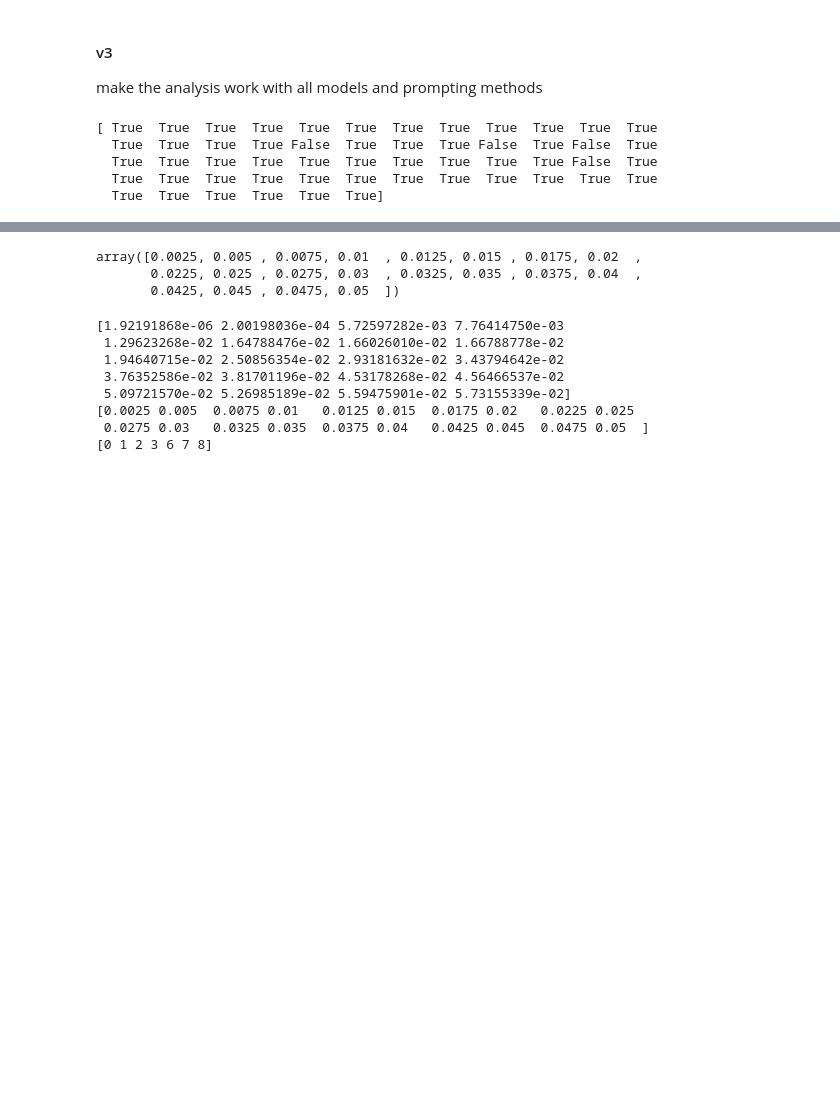
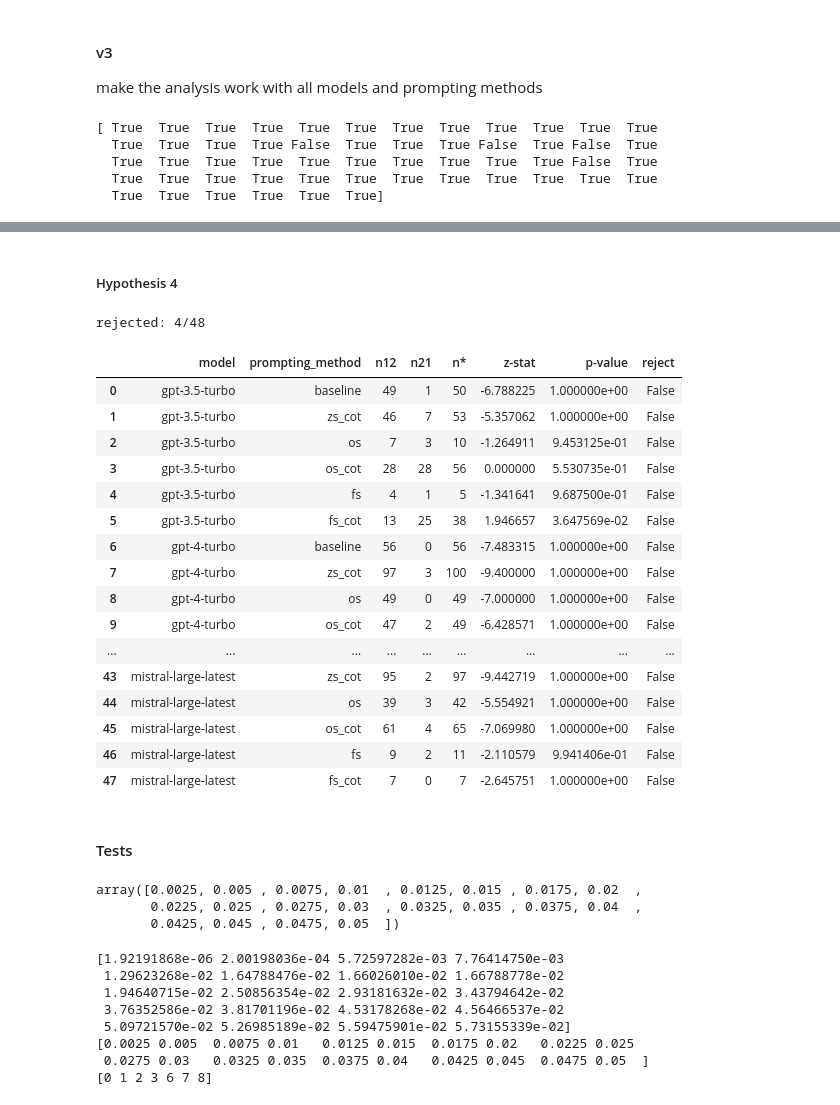
Before and after one commit to Fjallripa/llm_token_bias, a Jupyter notebook: analysis.ipynb, the cells around one changed output, grey strips where cells are left out. Drawn from its saved outputs; the diff is of its cells as text; code cells hidden in the pictures; blank space fills up the shorter version.

```diff
--- a/analysis.ipynb
+++ b/analysis.ipynb
@@ -226,3 +447,53 @@ print(results_table[7])
+# %% [markdown]
+##### Hypothesis 4
+# %%
+models = [
+    "gpt-3.5-turbo",
+    "gpt-4-turbo",
+    "gpt-4o",
+    "llama-2-70b-chat",
+    #"meta-llama-3-70b-instruct",
+    "meta-llama-3-8b-instruct",
+    "claude-3-opus-20240229",
+    "claude-3-sonnet-20240229",
+    "mistral-large-latest",
+]
+prompting_types = [
+    "baseline",
+    "zs_cot",
+    "os",
+    "os_cot",
+    "fs",
+    "fs_cot",
+]
+datasets = [
+    "sets_original",
+]
+results_table = run_analysis(models, prompting_types, datasets)
+print(f"rejected: {results_table['reject'].sum()}/{len(results_table['reject'])}")
+df = pd.DataFrame(results_table)
+df
+# %% [output]
+rejected: 4/48
+|  | model | prompting_method | n12 | n21 | n* | z-stat | p-value | reject |
+| 0 | gpt-3.5-turbo | baseline | 49 | 1 | 50 | -6.788225 | 1.000000e+00 | False |
+| 1 | gpt-3.5-turbo | zs_cot | 46 | 7 | 53 | -5.357062 | 1.000000e+00 | False |
+| 2 | gpt-3.5-turbo | os | 7 | 3 | 10 | -1.264911 | 9.453125e-01 | False |
+| 3 | gpt-3.5-turbo | os_cot | 28 | 28 | 56 | 0.000000 | 5.530735e-01 | False |
+| 4 | gpt-3.5-turbo | fs | 4 | 1 | 5 | -1.341641 | 9.687500e-01 | False |
+| 5 | gpt-3.5-turbo | fs_cot | 13 | 25 | 38 | 1.946657 | 3.647569e-02 | False |
+| 6 | gpt-4-turbo | baseline | 56 | 0 | 56 | -7.483315 | 1.000000e+00 | False |
+| 7 | gpt-4-turbo | zs_cot | 97 | 3 | 100 | -9.400000 | 1.000000e+00 | False |
+| 8 | gpt-4-turbo | os | 49 | 0 | 49 | -7.000000 | 1.000000e+00 | False |
+| 9 | gpt-4-turbo | os_cot | 47 | 2 | 49 | -6.428571 | 1.000000e+00 | False |
+| ... | ... | ... | ... | ... | ... | ... | ... | ... |
+| 43 | mistral-large-latest | zs_cot | 95 | 2 | 97 | -9.442719 | 1.000000e+00 | False |
+| 44 | mistral-large-latest | os | 39 | 3 | 42 | -5.554921 | 1.000000e+00 | False |
+| 45 | mistral-large-latest | os_cot | 61 | 4 | 65 | -7.069980 | 1.000000e+00 | False |
+| 46 | mistral-large-latest | fs | 9 | 2 | 11 | -2.110579 | 9.941406e-01 | False |
+| 47 | mistral-large-latest | fs_cot | 7 | 0 | 7 | -2.645751 | 1.000000e+00 | False |
+# %% [markdown]
+#### Tests
 # %%
 np.linspace(1, 0, 20, endpoint=False)[::-1] * 0.05
 # %% [output]
```
Also changed, not shown: parts of 14 cells of this notebook.
